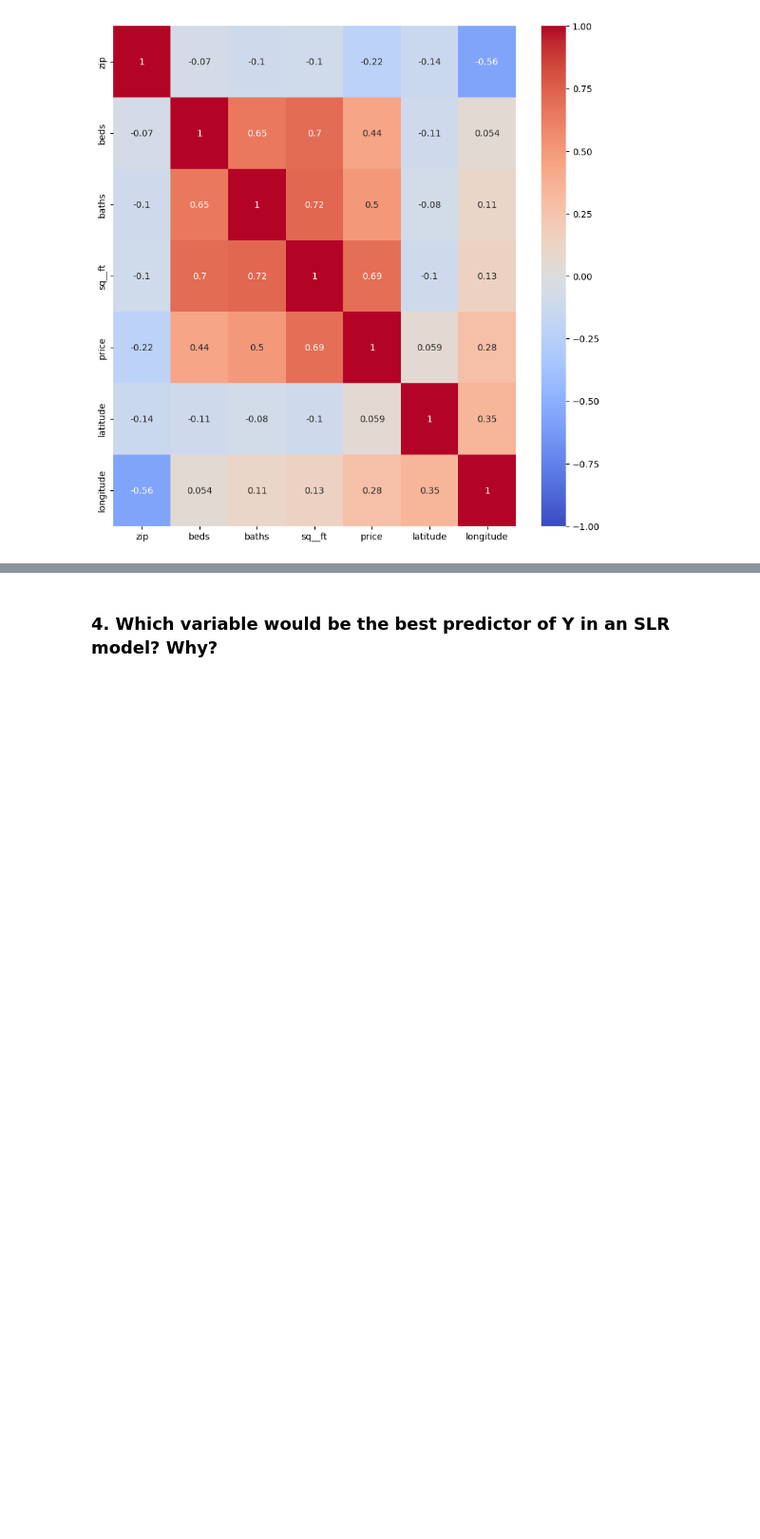
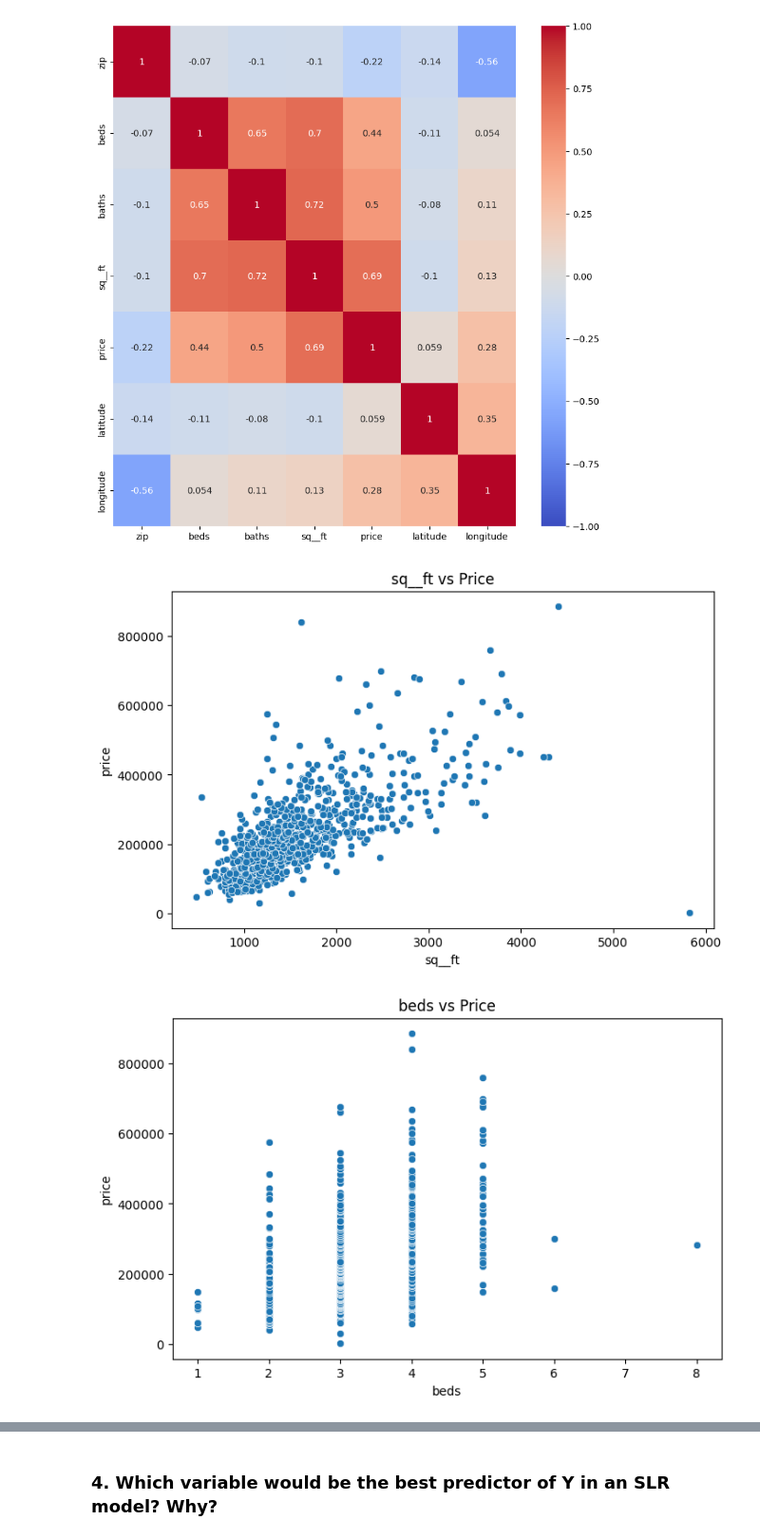
Before and after one commit to milena-seismo/DSB-Unit-03, a Jupyter notebook: labs/01 - Regression-Sacramento/lab-regression-sacramento-Milena Tomanović.ipynb, the cells around one changed output, grey strips where cells are left out. Shown at 95% size. Drawn from its saved outputs; the diff is of its cells as text; code cells hidden in the pictures; blank space fills up the shorter version.

```diff
--- a/labs/01 - Regression-Sacramento/lab-regression-sacramento-Milena Tomanović.ipynb
+++ b/labs/01 - Regression-Sacramento/lab-regression-sacramento-Milena Tomanović.ipynb
@@ -169,3 +169,14 @@ sns.heatmap(scr_clean.corr(numeric_only=True),
 plt.show()
 # %% [output]
 [figure]
+# %%
+predictors = ["sq__ft", "beds", "baths"]
+
+for col in predictors:
+    plt.figure(figsize=(8, 5))
+    sns.scatterplot(data=scr_clean, x=col, y="price")
+    plt.title(f"{col} vs Price")
+    plt.show()
+# %% [output]
+[figure, added]
+[figure, added]
```
Also changed, not shown: parts of 2 cells of this notebook.
